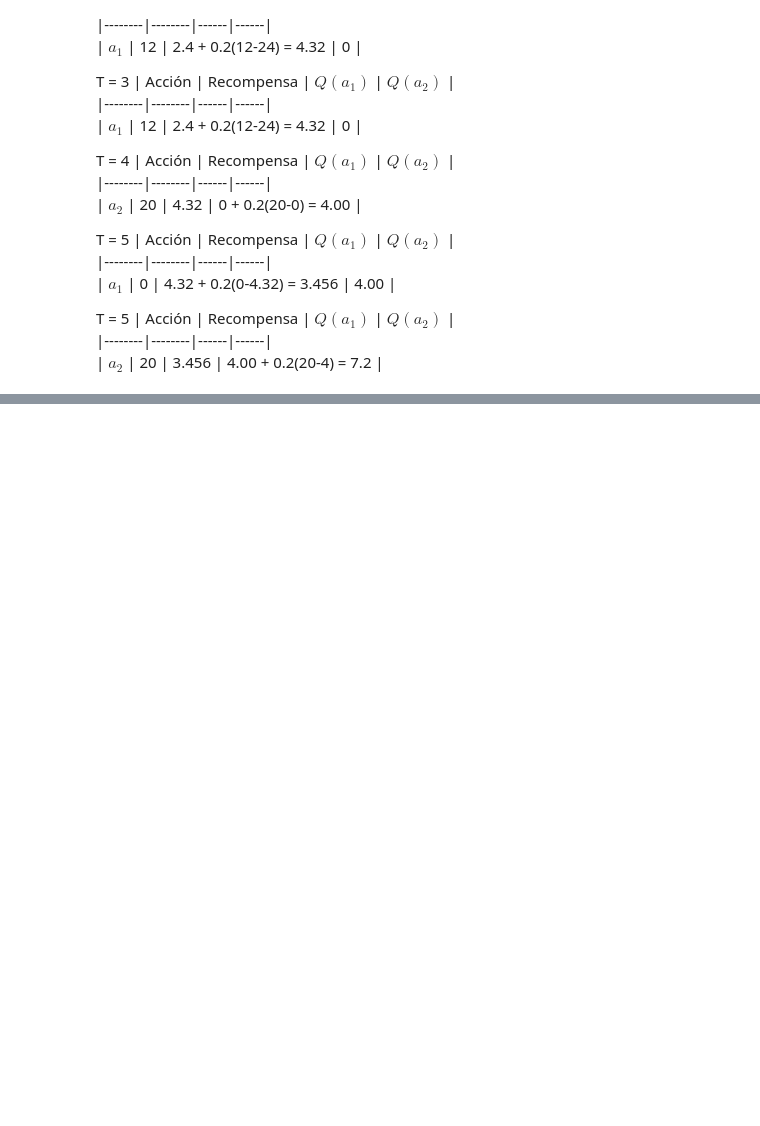
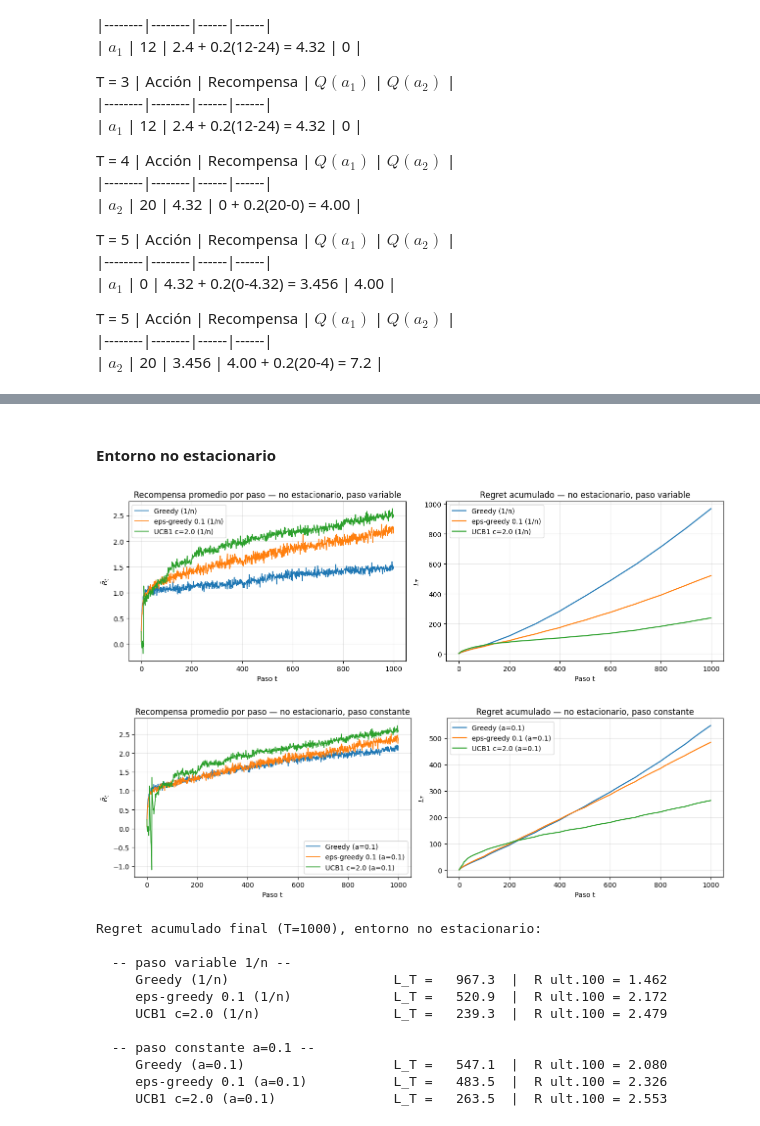
Before and after one commit to paulabaal12/HDT2-RL, a Jupyter notebook: hdt2.ipynb, the cells around one changed output, grey strips where cells are left out. Drawn from its saved outputs; the diff is of its cells as text; code cells hidden in the pictures; blank space fills up the shorter version.

```diff
--- a/hdt2.ipynb
+++ b/hdt2.ipynb
@@ -180,0 +355,42 @@ T = 5
+# %% [markdown]
+#### Entorno no estacionario
+# %%
+ALPHA_CONST = 0.1
+
+fabricas_ns_variable = {
+    "Greedy (1/n)":            lambda k: GreedyAgent(k, alpha=None),
+    f"eps-greedy {EPS} (1/n)": lambda k: EpsilonGreedyAgent(k, epsilon=EPS, alpha=None),
+    f"UCB1 c={C} (1/n)":       lambda k: UCB1Agent(k, c=C, alpha=None),
+}
+
+fabricas_ns_constante = {
+    f"Greedy (a={ALPHA_CONST})":            lambda k: GreedyAgent(k, alpha=ALPHA_CONST),
+    f"eps-greedy {EPS} (a={ALPHA_CONST})":  lambda k: EpsilonGreedyAgent(k, epsilon=EPS, alpha=ALPHA_CONST),
+    f"UCB1 c={C} (a={ALPHA_CONST})":        lambda k: UCB1Agent(k, c=C, alpha=ALPHA_CONST),
+}
+
+res_ns_var  = {n: run_experiment(f, stationary=False) for n, f in fabricas_ns_variable.items()}
+res_ns_cte  = {n: run_experiment(f, stationary=False) for n, f in fabricas_ns_constante.items()}
+
+plot_pair(res_ns_var, "no estacionario, paso variable")
+plot_pair(res_ns_cte, "no estacionario, paso constante")
+
+print("Regret acumulado final (T=1000), entorno no estacionario:")
+for etiqueta, res in [("paso variable 1/n", res_ns_var), (f"paso constante a={ALPHA_CONST}", res_ns_cte)]:
+    print(f"\n  -- {etiqueta} --")
+    for name, (R, L) in res.items():
+        print(f"     {name:32s} L_T = {L[-1]:7.1f}  |  R ult.100 = {R[-100:].mean():.3f}")
+# %% [output]
+[figure, added]
+[figure, added]
+Regret acumulado final (T=1000), entorno no estacionario:
+
+  -- paso variable 1/n --
+     Greedy (1/n)                     L_T =   967.3  |  R ult.100 = 1.462
+     eps-greedy 0.1 (1/n)             L_T =   520.9  |  R ult.100 = 2.172
+     UCB1 c=2.0 (1/n)                 L_T =   239.3  |  R ult.100 = 2.479
+
+  -- paso constante a=0.1 --
+     Greedy (a=0.1)                   L_T =   547.1  |  R ult.100 = 2.080
+     eps-greedy 0.1 (a=0.1)           L_T =   483.5  |  R ult.100 = 2.326
+     UCB1 c=2.0 (a=0.1)               L_T =   263.5  |  R ult.100 = 2.553
```
Also changed, not shown: parts of 16 cells of this notebook.
